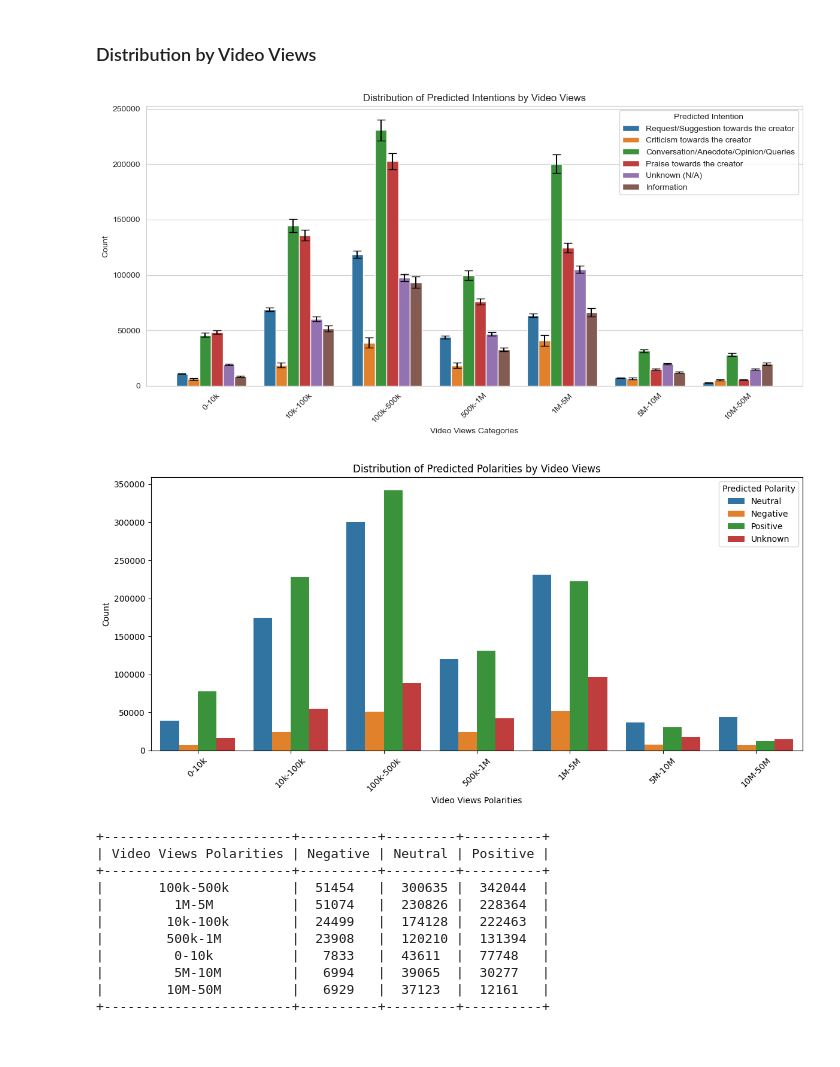
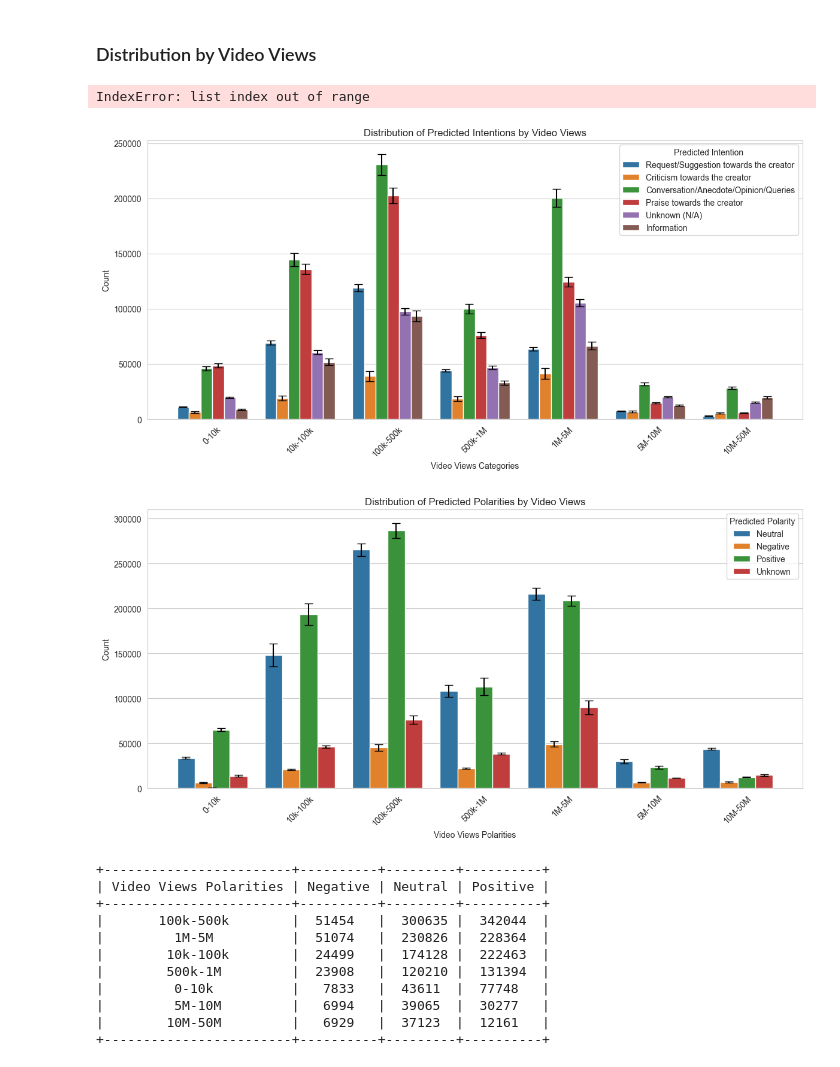
Before and after one commit to jaiiraaaaaa/thesis_EDA, a Jupyter notebook: Thesis_EDA.ipynb, the cells around one changed output. Cells and saved outputs as stored; diff of their text form; code cells hidden in the pictures.

```diff
--- a/Thesis_EDA.ipynb
+++ b/Thesis_EDA.ipynb
@@ -535,7 +540,7 @@ sns.set_style("whitegrid")
 bins = [0, 10000, 100000, 500000, 1000000, 5000000, 10000000, 50000000]
 labels = ['0-10k', '10k-100k', '100k-500k', '500k-1M', '1M-5M', '5M-10M', '10M-50M']
 merged_data['views_category'] = pd.cut(merged_data['Video Views'], bins=bins, labels=labels)
-# merged_polarity_data['views_category'] = pd.cut(merged_polarity_data['Video Views_y'], bins=bins, labels=labels)
+merged_polarity_data['views_category'] = pd.cut(merged_polarity_data['Video Views_y'], bins=bins, labels=labels)
 # %% [markdown]
 ### Distribution by Video Views
 # %%
@@ -554,7 +559,7 @@ plt.legend(title='Predicted Intention')
 plt.tight_layout()
 
 # Defining margins of error for each category (as percentages)
-margins_of_error = {
+category_margins_of_error = {
     'Conversation/Anecdote/Opinion/Queries': 0.0416,
     'Criticism towards the creator': 0.1195,
     'Information': 0.0532,
@@ -577,27 +582,55 @@ for i, p in enumerate(ax.patches):
     category = categories[category_index]
 
     # Calculate the absolute error
-    error = margins_of_error[category] * height
+    error = category_margins_of_error[category] * height
 
     # Adding the error bar, ensuring it's at least min_error_length units long
     plt.errorbar(x=p.get_x() + p.get_width() / 2., y=height, yerr=error, fmt='none', color='black', capsize=5)
 
 plt.show()
 # %% [output]
+IndexError: list index out of range
-[figure, old version]
+[figure, new version]
 # %%
 # Visualization 1: Polarity Distribution by Video Views
 plt.figure(figsize=(12, 6))
-sns.countplot(data=merged_polarity_data, x='views_category', hue='Predicted_Polarity', order=labels)
+ax = sns.countplot(data=merged_polarity_data, x='views_category', hue='Predicted_Polarity', order=labels)
 plt.title('Distribution of Predicted Polarities by Video Views')
 plt.xlabel('Video Views Polarities')
 plt.ylabel('Count')
 plt.xticks(rotation=45)
 plt.legend(title='Predicted Polarity')
 plt.tight_layout()
+
+# Define the margins of error for each category
+polarity_margins_of_error = {
+    'Negative': 0.0848,
+    'Neutral': 0.0295,
+    'Positive': 0.0274,
+    'Unknown': 0.0628,
+}
+
+# We'll use the hue order to correctly align the patches with categories
+polarities = ax.get_legend_handles_labels()[1]
+
+# Iterating over the patches to add error bars with the correct margin of errors
+for i, p in enumerate(ax.patches):
+    height = p.get_height()
+    # Determine the category for the current patch
+    polarity_index = i % len(polarities)
+    polarity = polarities[polarity_index]
+
+    # Check if the category is in the margins of error dictionary
+    if polarity in polarity_margins_of_error:
+        # Calculate the absolute error
+        error = polarity_margins_of_error[polarity] * height
+
+        # Adding the error bar
+        plt.errorbar(x=p.get_x() + p.get_width() / 2., y=height, yerr=error, fmt='none', color='black', capsize=5)
+
 plt.show()
 # %% [output]
-[figure, old version]
+[figure, new version]
 # %%
 # Data from the visualization
 data = {
```
Also changed, not shown: parts of 11 cells of this notebook.
